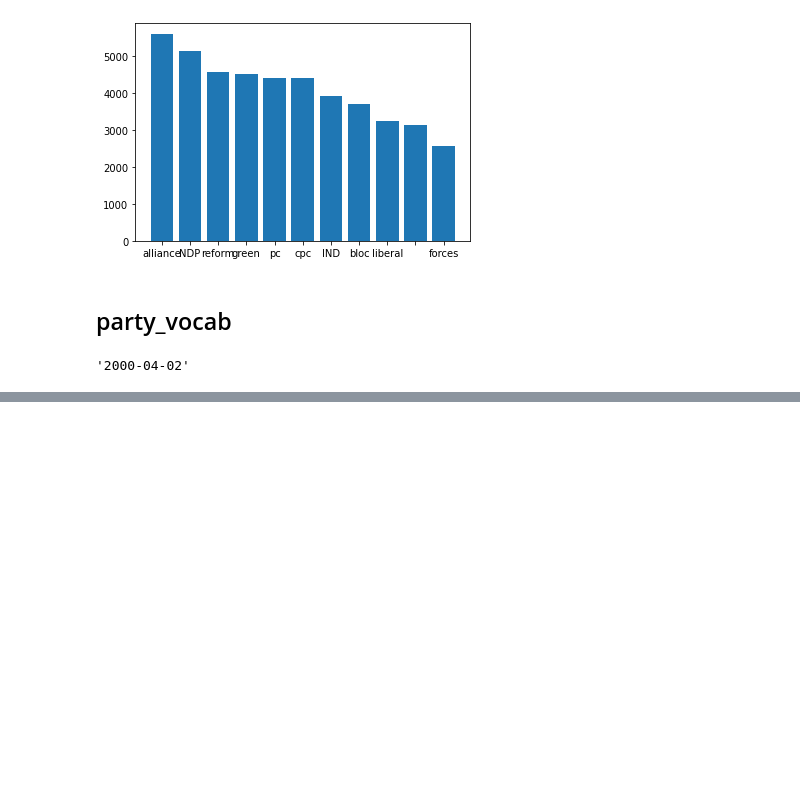
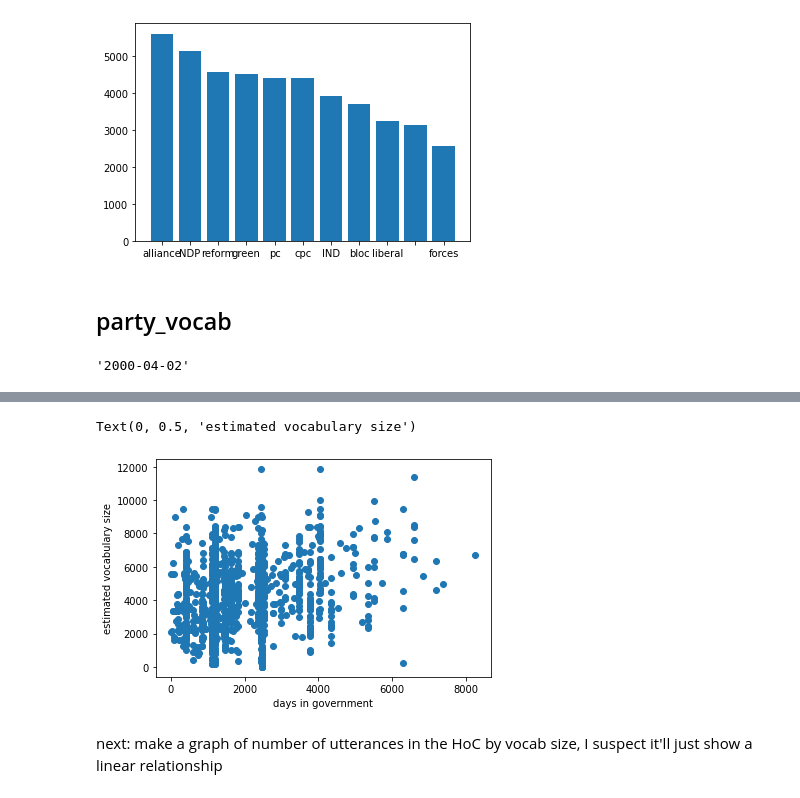
Before and after one commit to illtemperedklavier/openparliament-NLP, a Jupyter notebook: word_stats/vocab size graphs.ipynb, the cells around one changed output, grey strips where cells are left out. Saved outputs shown, nothing was run; the diff lists cells and outputs as text; code cells hidden in the pictures; blank space fills up the shorter version.

```diff
--- a/word_stats/vocab size graphs.ipynb
+++ b/word_stats/vocab size graphs.ipynb
@@ -233,0 +209,12 @@ party_vocab.end_date = pd.to_datetime(party_vocab.end_date, infer_datetime_forma
+# %%
+party_vocab['days_elected'] = party_vocab.tenure.apply(lambda x: x.days)
+# %%
+plt.scatter(party_vocab.days_elected, party_vocab.vocab_size)
+plt.xlabel('days in government')
+plt.ylabel('estimated vocabulary size')
+# %% [output]
+Text(0, 0.5, 'estimated vocabulary size')
+[figure, added]
+# %% [markdown]
+next: make a graph of number of utterances in the HoC by vocab size, I suspect it'll just show
+a linear relationship
```
Also changed, not shown: parts of 35 cells of this notebook, 2 other files.
